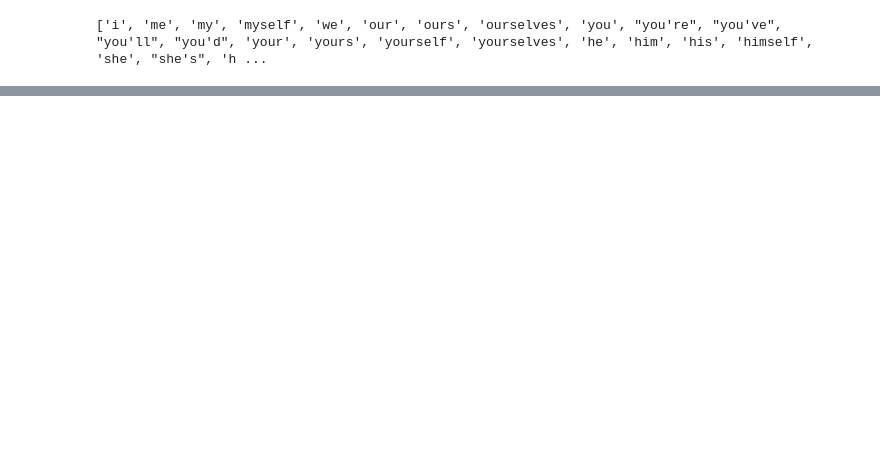
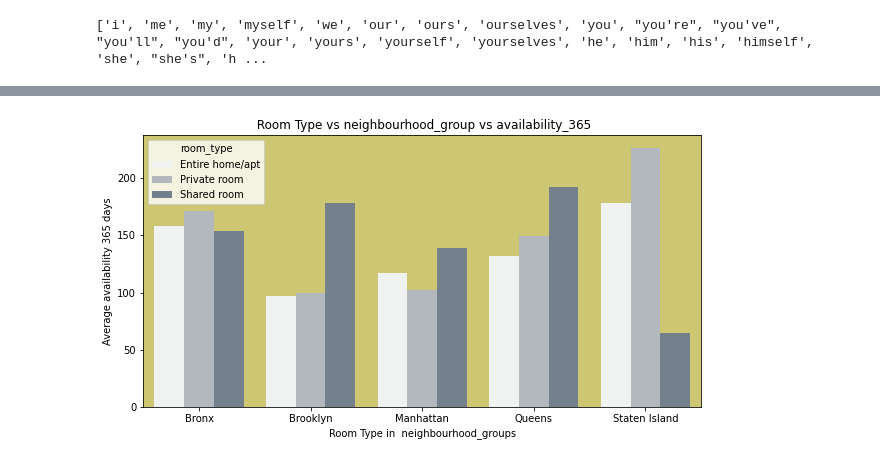
Before and after one commit to Shrez7961/Airbnb-Booking-Analysis, a Jupyter notebook: EDA_Airbnb_Booking_Analysis.ipynb, the cells around one changed output, grey strips where cells are left out. Cells and saved outputs as stored; diff of their text form; code cells hidden in the pictures; blank space fills up the shorter version.

```diff
--- a/EDA_Airbnb_Booking_Analysis.ipynb
+++ b/EDA_Airbnb_Booking_Analysis.ipynb
@@ -379,0 +378,3 @@ plt.show()
+# %%
+av=df.groupby(['neighbourhood_group','room_type'])['availability_365'].mean().reset_index(name='room availability')
+av
@@ -379,0 +398,10 @@ plt.show()
+# %%
+plt.figure(figsize = (10,5))
+ax_11 = sns.barplot(x='neighbourhood_group',y='room availability', hue ='room_type',color = 'slategrey',data=av)
+ax_11.set_title(' Room Type vs neighbourhood_group vs availability_365')
+ax_11.set_xlabel('Room Type in  neighbourhood_groups')
+ax_11.set_ylabel("Average availability 365 days")
+ax_11.set_facecolor("#CDC673")
+plt.show()
+# %% [output]
+[figure, added]
```
Also changed, not shown: parts of 6 cells of this notebook.
